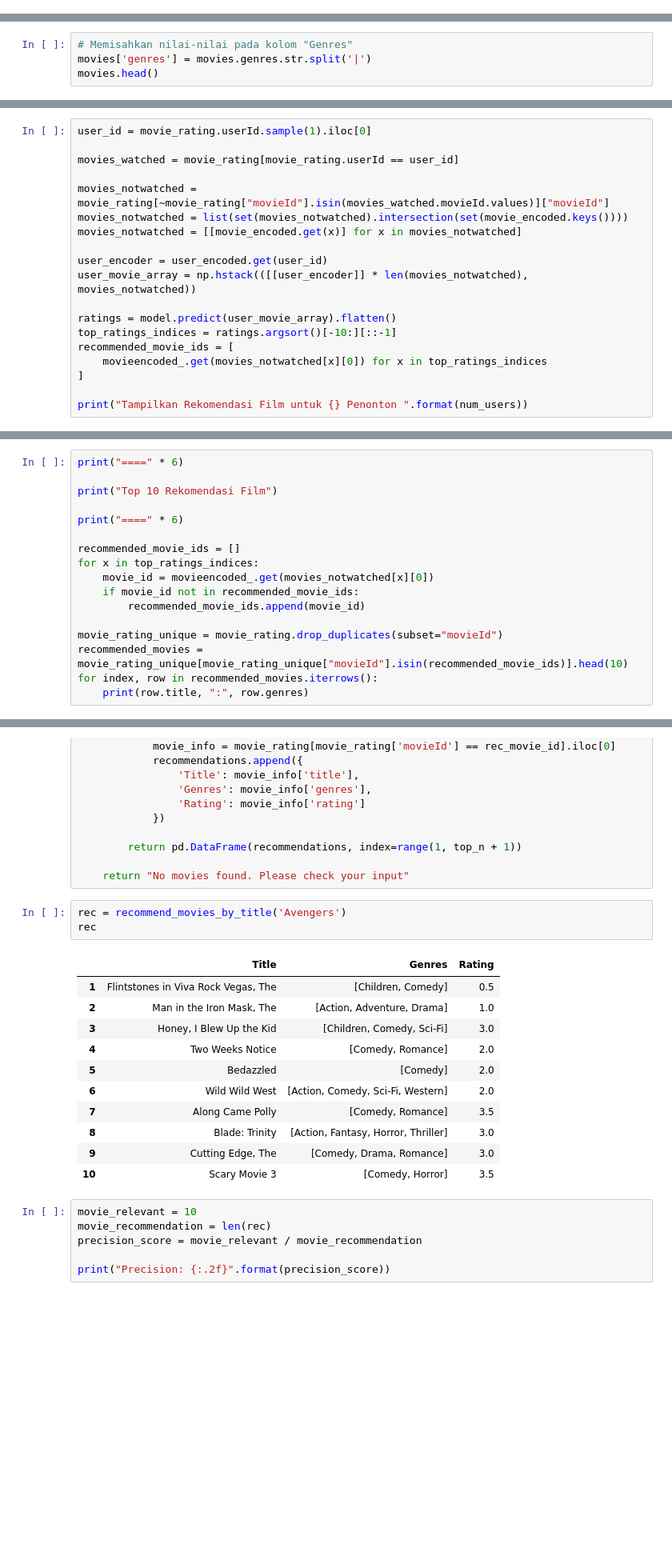
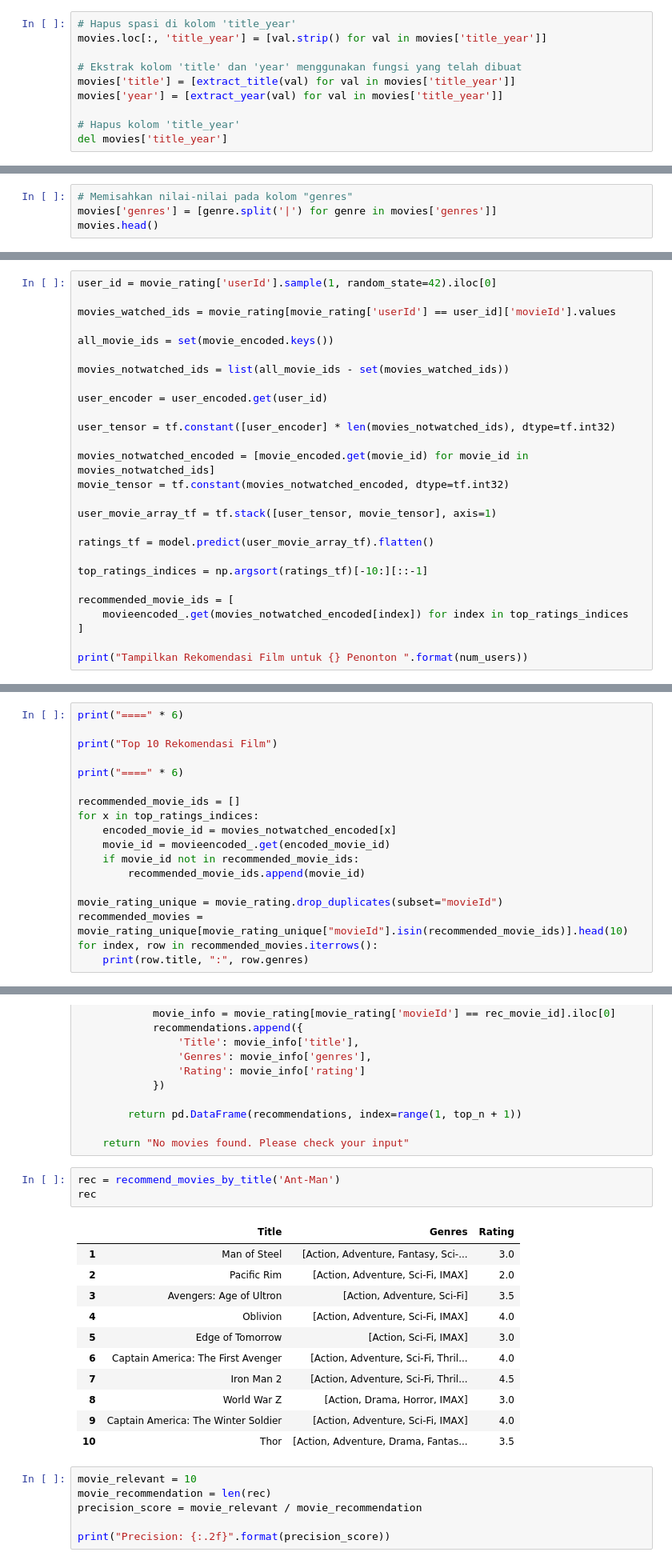
Before and after one commit to LuqmanXHakim/system-recommendation-movies, a Jupyter notebook: sistem_rekomendasi_movie.ipynb, the cells around one changed output, grey strips where cells are left out. Shown at 80% size. Saved outputs shown, nothing was run; the diff lists cells and outputs as text; blank space fills up the shorter version.

```diff
--- a/sistem_rekomendasi_movie.ipynb
+++ b/sistem_rekomendasi_movie.ipynb
@@ -206,3 +193,13 @@ movies.drop(['title_year'], axis=1, inplace=True)
+# %%
+# Hapus spasi di kolom 'title_year'
+movies.loc[:, 'title_year'] = [val.strip() for val in movies['title_year']]
+
+# Ekstrak kolom 'title' dan 'year' menggunakan fungsi yang telah dibuat
+movies['title'] = [extract_title(val) for val in movies['title_year']]
+movies['year'] = [extract_year(val) for val in movies['title_year']]
+
+# Hapus kolom 'title_year'
+del movies['title_year']
 # %%
 movies.head()
 # %% [output]
@@ -213,8 +210,8 @@ movies.head()
 | 3 | 4 | Comedy|Drama|Romance | Waiting to Exhale | 1995 |
 | 4 | 5 | Comedy | Father of the Bride Part II | 1995 |
 # %%
-# Memisahkan nilai-nilai pada kolom "Genres"
-movies['genres'] = movies.genres.str.split('|')
+# Memisahkan nilai-nilai pada kolom "genres"
+movies['genres'] = [genre.split('|') for genre in movies['genres']]
 movies.head()
 # %% [output]
 |  | movieId | genres | title | year |
@@ -544,21 +535,29 @@ Tahap pengembangan model machine learning atau modeling sistem rekomendasi dilak
 # %% [markdown]
 ## Model Development - Collaborative Filtering
 # %%
-user_id = movie_rating.userId.sample(1).iloc[0]
+user_id = movie_rating['userId'].sample(1, random_state=42).iloc[0]
 
-movies_watched = movie_rating[movie_rating.userId == user_id]
+movies_watched_ids = movie_rating[movie_rating['userId'] == user_id]['movieId'].values
 
-movies_notwatched = movie_rating[~movie_rating["movieId"].isin(movies_watched.movieId.values)]["movieId"]
-movies_notwatched = list(set(movies_notwatched).intersection(set(movie_encoded.keys())))
-movies_notwatched = [[movie_encoded.get(x)] for x in movies_notwatched]
+all_movie_ids = set(movie_encoded.keys())
+
+movies_notwatched_ids = list(all_movie_ids - set(movies_watched_ids))
 
 user_encoder = user_encoded.get(user_id)
-user_movie_array = np.hstack(([[user_encoder]] * len(movies_notwatched), movies_notwatched))
 
-ratings = model.predict(user_movie_array).flatten()
-top_ratings_indices = ratings.argsort()[-10:][::-1]
+user_tensor = tf.constant([user_encoder] * len(movies_notwatched_ids), dtype=tf.int32)
+
+movies_notwatched_encoded = [movie_encoded.get(movie_id) for movie_id in movies_notwatched_ids]
+movie_tensor = tf.constant(movies_notwatched_encoded, dtype=tf.int32)
+
+user_movie_array_tf = tf.stack([user_tensor, movie_tensor], axis=1)
+
+ratings_tf = model.predict(user_movie_array_tf).flatten()
+
+top_ratings_indices = np.argsort(ratings_tf)[-10:][::-1]
+
 recommended_movie_ids = [
-    movieencoded_.get(movies_notwatched[x][0]) for x in top_ratings_indices
+    movieencoded_.get(movies_notwatched_encoded[index]) for index in top_ratings_indices
 ]
 
 print("Tampilkan Rekomendasi Film untuk {} Penonton ".format(num_users))
@@ -593,7 +595,8 @@ print("====" * 6)
 
 recommended_movie_ids = []
 for x in top_ratings_indices:
-    movie_id = movieencoded_.get(movies_notwatched[x][0])
+    encoded_movie_id = movies_notwatched_encoded[x]
+    movie_id = movieencoded_.get(encoded_movie_id)
     if movie_id not in recommended_movie_ids:
         recommended_movie_ids.append(movie_id)
 
@@ -765,20 +771,20 @@ def recommend_movies_by_title(query_title):
 
     return "No movies found. Please check your input"
 # %%
-rec = recommend_movies_by_title('Avengers')
+rec = recommend_movies_by_title('Ant-Man')
 rec
 # %% [output]
 |  | Title | Genres | Rating |
-| 1 | Flintstones in Viva Rock Vegas, The | [Children, Comedy] | 0.5 |
-| 2 | Man in the Iron Mask, The | [Action, Adventure, Drama] | 1.0 |
-| 3 | Honey, I Blew Up the Kid | [Children, Comedy, Sci-Fi] | 3.0 |
-| 4 | Two Weeks Notice | [Comedy, Romance] | 2.0 |
-| 5 | Bedazzled | [Comedy] | 2.0 |
-| 6 | Wild Wild West | [Action, Comedy, Sci-Fi, Western] | 2.0 |
-| 7 | Along Came Polly | [Comedy, Romance] | 3.5 |
-| 8 | Blade: Trinity | [Action, Fantasy, Horror, Thriller] | 3.0 |
-| 9 | Cutting Edge, The | [Comedy, Drama, Romance] | 3.0 |
-| 10 | Scary Movie 3 | [Comedy, Horror] | 3.5 |
+| 1 | Man of Steel | [Action, Adventure, Fantasy, Sci-... | 3.0 |
+| 2 | Pacific Rim | [Action, Adventure, Sci-Fi, IMAX] | 2.0 |
+| 3 | Avengers: Age of Ultron | [Action, Adventure, Sci-Fi] | 3.5 |
+| 4 | Oblivion | [Action, Adventure, Sci-Fi, IMAX] | 4.0 |
+| 5 | Edge of Tomorrow | [Action, Sci-Fi, IMAX] | 3.0 |
+| 6 | Captain America: The First Avenger | [Action, Adventure, Sci-Fi, Thril... | 4.0 |
+| 7 | Iron Man 2 | [Action, Adventure, Sci-Fi, Thril... | 4.5 |
+| 8 | World War Z | [Action, Drama, Horror, IMAX] | 3.0 |
+| 9 | Captain America: The Winter Soldier | [Action, Adventure, Sci-Fi, IMAX] | 4.0 |
+| 10 | Thor | [Action, Adventure, Drama, Fantas... | 3.5 |
 # %%
 movie_relevant = 10
 movie_recommendation = len(rec)
```
Also changed, not shown: parts of 13 cells of this notebook, 1 other file.
